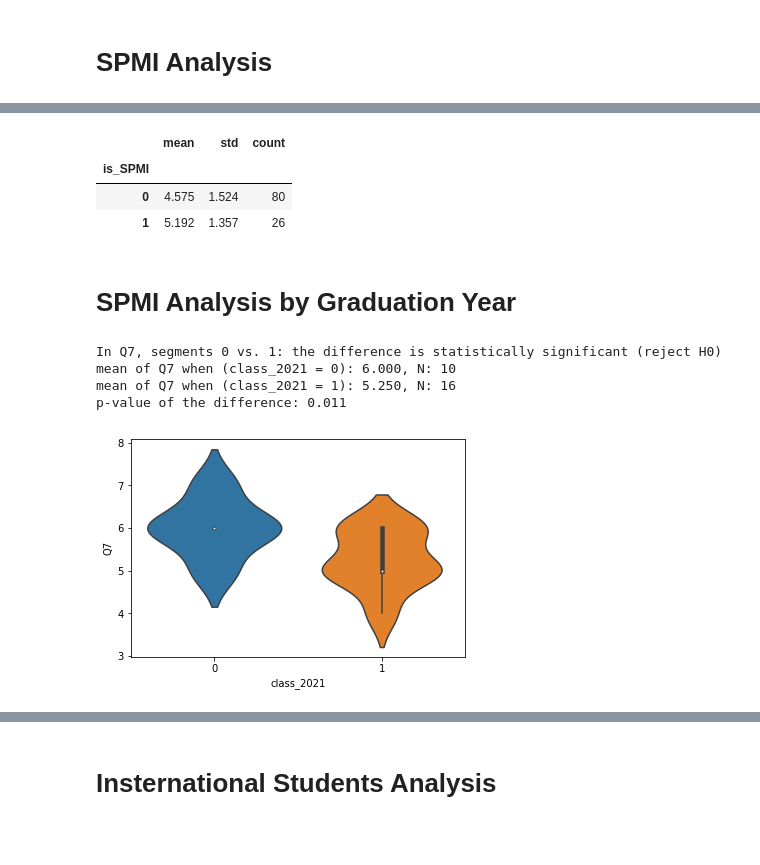
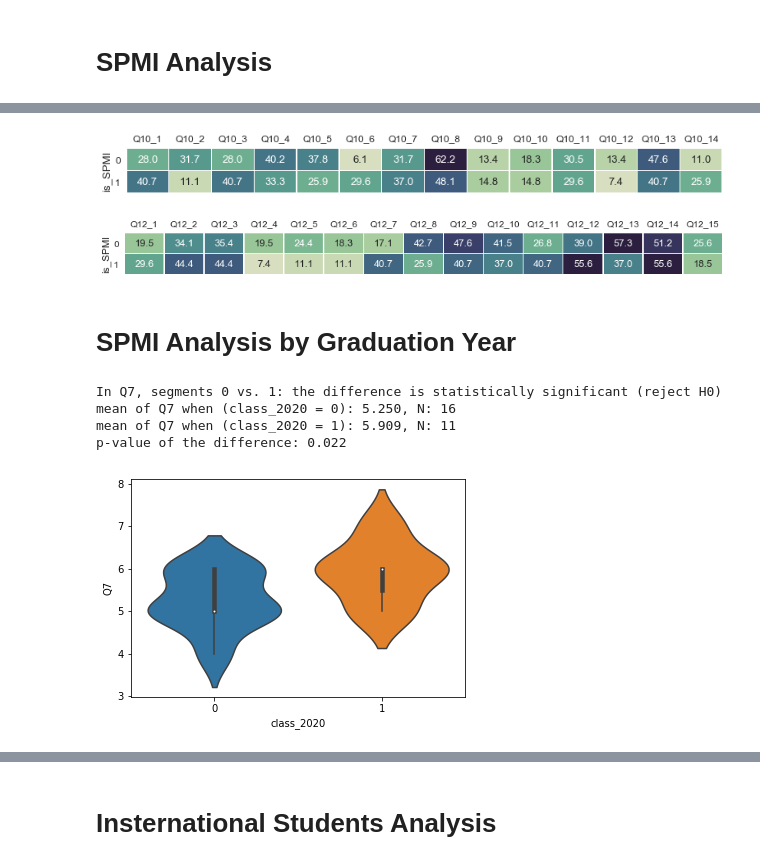
Before and after one commit to kl884/COVID-19-Test-Positive-Rate, a Jupyter notebook: SPMI (not related to COVID-19)/SPMI Survey.ipynb, the cells around one changed output, grey strips where cells are left out. Drawn from its saved outputs; the diff is of its cells as text; code cells hidden in the pictures; blank space fills up the shorter version.

Commit message:
SPMI 4/18

```diff
--- a/SPMI (not related to COVID-19)/SPMI Survey.ipynb
+++ b/SPMI (not related to COVID-19)/SPMI Survey.ipynb
@@ -800,9 +868,6 @@ Q8_cluster2[['Q8_factor1', 'Q8_factor2', 'Q8_factor3']].groupby(
 # %%
 # Q9 by segment 0 & 1
-df['Q8_segment2']= Q8_cluster2['Q8_segment2']
-Q9_columns= Q9.columns.values
-
-df[Q9_columns].groupby(df['Q8_segment2']).agg(['mean', 'std']).round(2)
+Q9.groupby(Q8_cluster2['Q8_segment2']).agg(['mean', 'std']).round(2)
 # %% [output]
 |  | Q9_1 |  | Q9_2 |  | Q9_3 |  | Q9_4 |  | Q9_5 |  | Q9_6 | ... |
 |  | mean | std | mean | std | mean | std | mean | std | mean | std | mean | ... |
@@ -822,0 +898,3 @@ barplot_2d(Q12, Q8_cluster2['Q8_segment2'], figsize= (11, 6))
+# %%
+# Create a dummy variable for class of 2020 (graduating class)
+df['class_2020']= (df['class'] == '2020').astype(int)
@@ -822,0 +910,7 @@ barplot_2d(Q12, Q8_cluster2['Q8_segment2'], figsize= (11, 6))
+# %%
+# T-test for 2020 vs. non-2020 on satisfaction (Q8)
+Q8_clusters= transformed_variables_Q8.columns.values
+df[Q8_clusters]= Q8_cluster2[Q8_clusters]
+multi_ttest_2d(df, 'class_2020', Q8_clusters, alpha= 0.05, violinplot= None)
+
+# No difference
@@ -882,27 +1021,28 @@ p-value of the difference: 0.247
-# %%
-# Case summary for the variables with significant difference
-df['Q9_5'].groupby(df['is_SPMI']).agg(['mean', 'std', 'count']).round(3)
-# %% [output]
-|  | mean | std | count |
-| is_SPMI |  |  |  |
-| 0 | 4.575 | 1.524 | 80 |
-| 1 | 5.192 | 1.357 | 26 |
+# %%
+# Q10 proportion by is_SPMI
+groupby_pct(Q10, segment= df['is_SPMI'], figsize= (13,1))
+# %% [output]
+[figure, added]
+# %%
+# Q12 proportion by is_SPMI
+groupby_pct(Q12, segment= df['is_SPMI'], figsize= (14,1))
+# %% [output]
+[figure, added]
 # %% [markdown]
 # SPMI Analysis by Graduation Year
 # %%
 # Create a subset of SPMI data
-SPMI= df.loc[(df['immersion'] == 'SPMI') & (df['class'] != '2022')].copy()
-SPMI['class_2021']= (SPMI['class'] == '2021').astype(int)
+SPMI= df.loc[df['immersion'] == 'SPMI'].copy()
 # %%
 # T-test for SPMI class of 2020 vs. 2021 on overall satisfaction
-multi_ttest_1d(SPMI, 'class_2021', 'Q7', alpha= 0.05, violinplot= True)
+multi_ttest_1d(SPMI, 'class_2020', 'Q7', alpha= 0.05, violinplot= True)
 
 # Class of 2021 are less satisfied than class of 2020
 # %% [output]
 In Q7, segments 0 vs. 1: the difference is statistically significant (reject H0)
-mean of Q7 when (class_2021 = 0): 6.000, N: 10
-mean of Q7 when (class_2021 = 1): 5.250, N: 16
-p-value of the difference: 0.011
+mean of Q7 when (class_2020 = 0): 5.250, N: 16
+mean of Q7 when (class_2020 = 1): 5.909, N: 11
+p-value of the difference: 0.022
-[figure, old version]
+[figure, new version]
 # %%
 # T-test for SPMI class of 2020 vs. 2021 on satisfaction (Q8)
```
Also changed, not shown: parts of 51 cells of this notebook, 3 other files.
